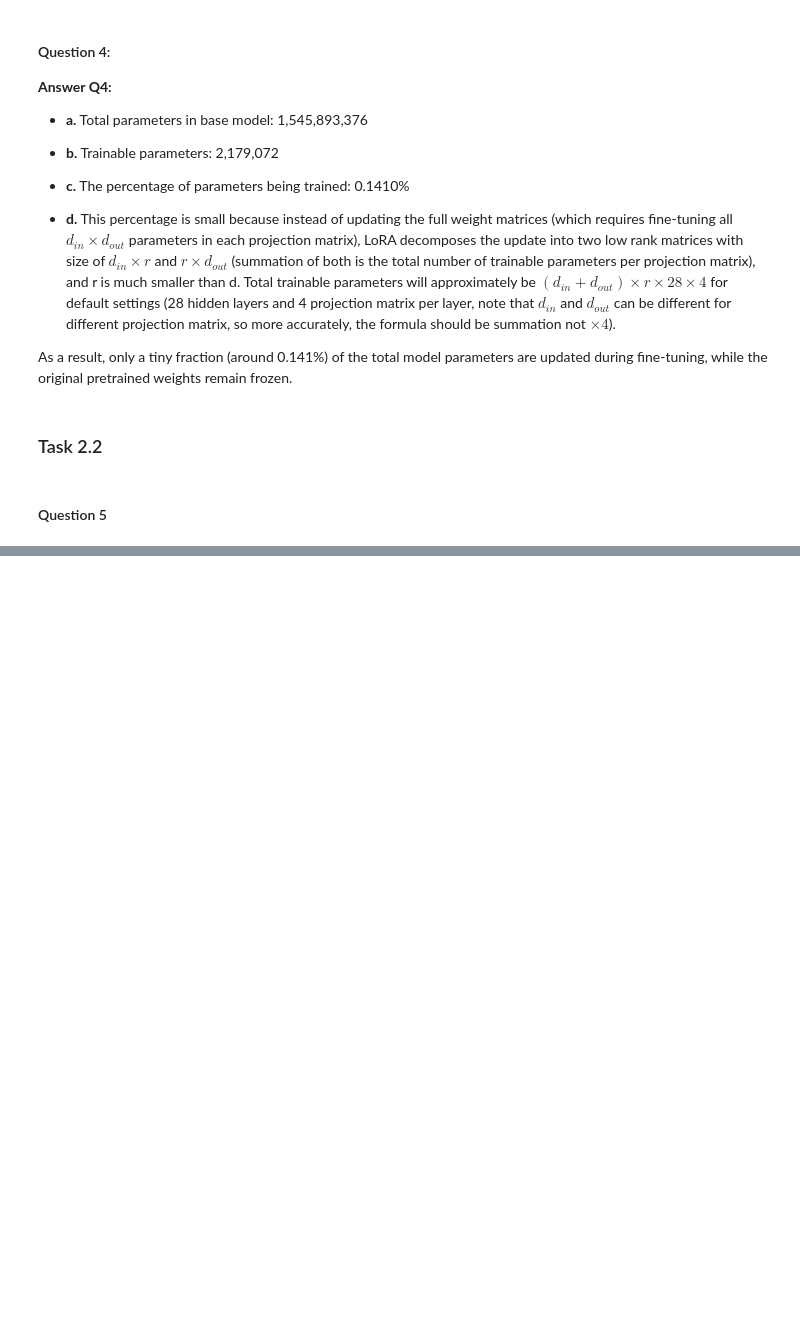
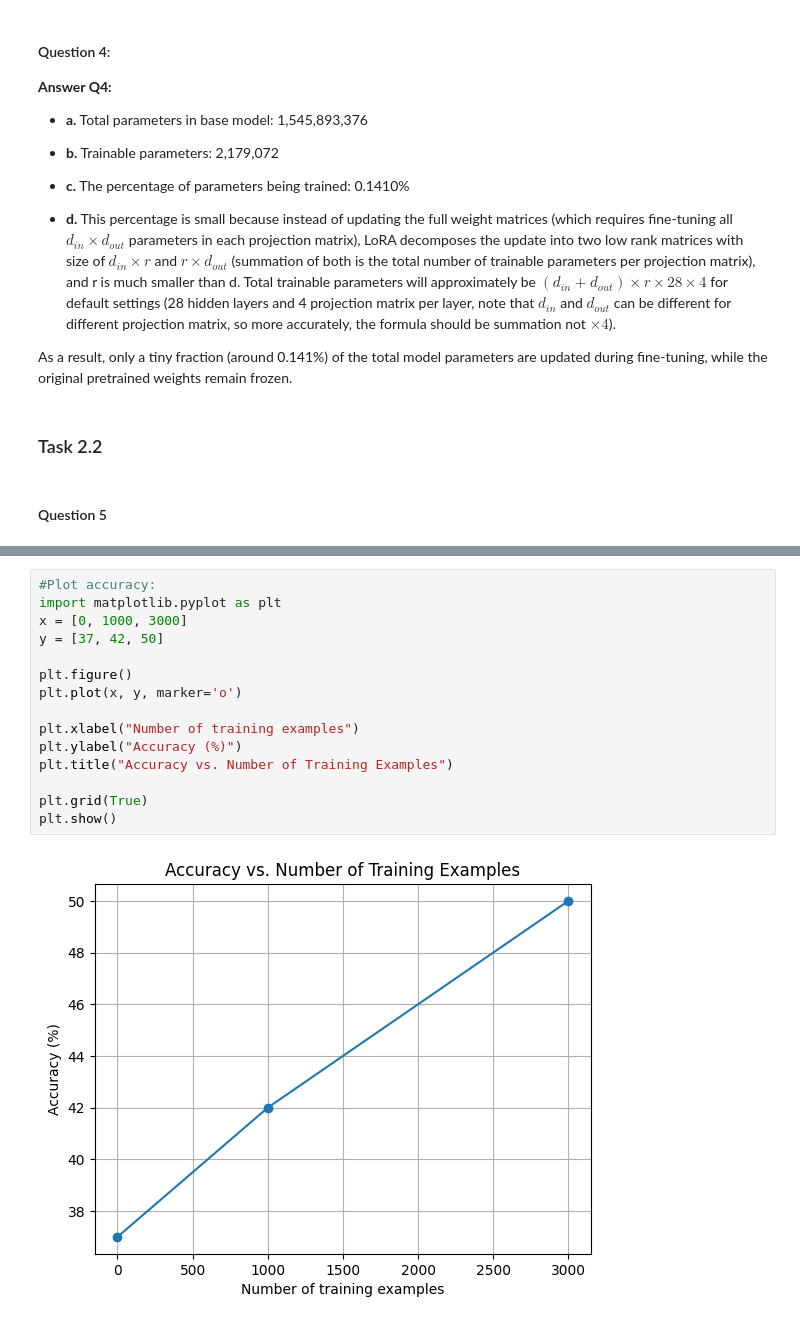
Before and after one commit to Parixxx21/ECE219-Project3, a Jupyter notebook: P3_Part1.ipynb, the cells around one changed output, grey strips where cells are left out. Cells and saved outputs as stored; diff of their text form; blank space fills up the shorter version.

```diff
--- a/P3_Part1.ipynb
+++ b/P3_Part1.ipynb
@@ -522,0 +725,17 @@ SFT 1k accuracy (100 GSM8K test): 40.00%
+# %%
+#Plot accuracy:
+import matplotlib.pyplot as plt
+x = [0, 1000, 3000]
+y = [37, 42, 50]
+
+plt.figure()
+plt.plot(x, y, marker='o')
+
+plt.xlabel("Number of training examples")
+plt.ylabel("Accuracy (%)")
+plt.title("Accuracy vs. Number of Training Examples")
+
+plt.grid(True)
+plt.show()
+# %% [output]
+[figure, added]
```
Also changed, not shown: parts of 53 cells of this notebook.
